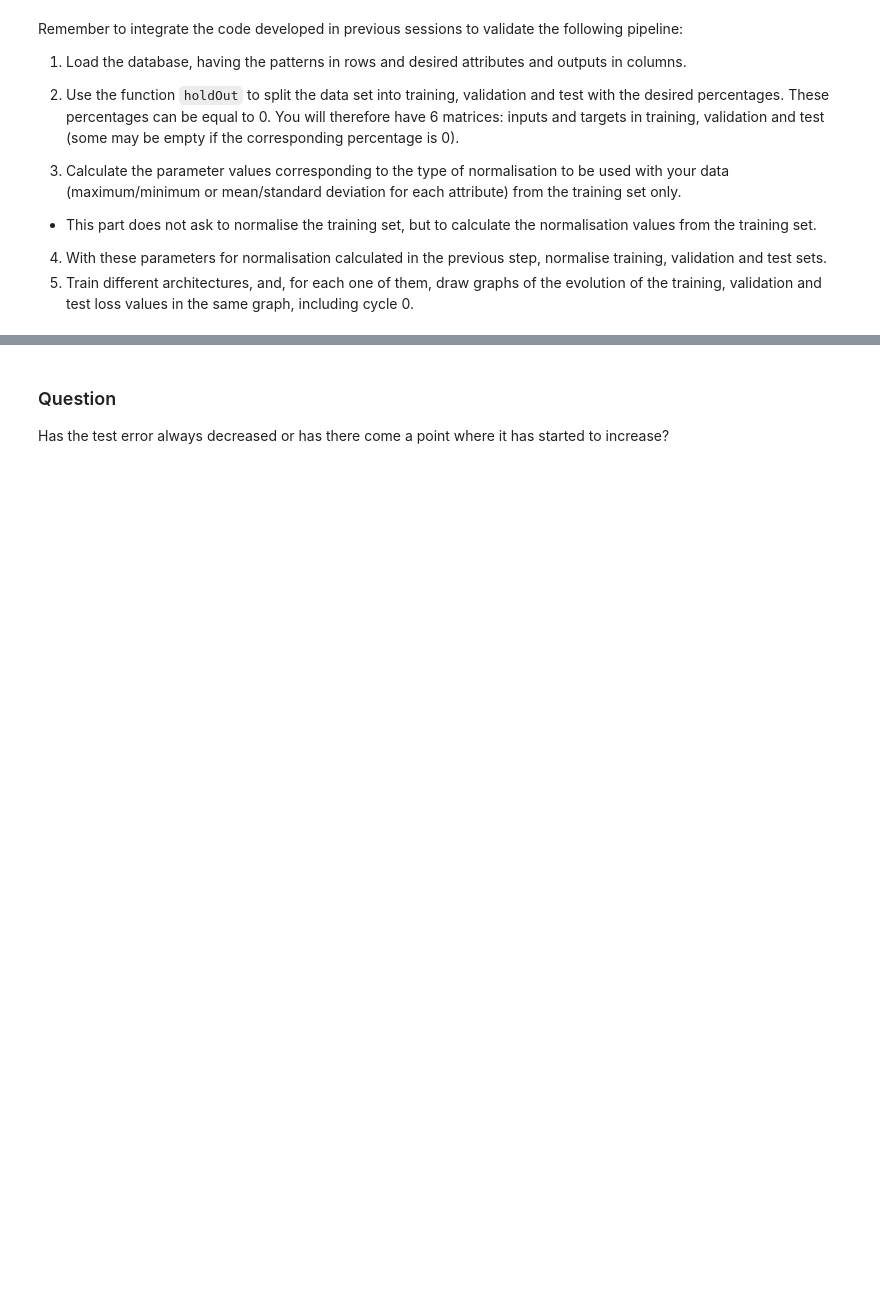
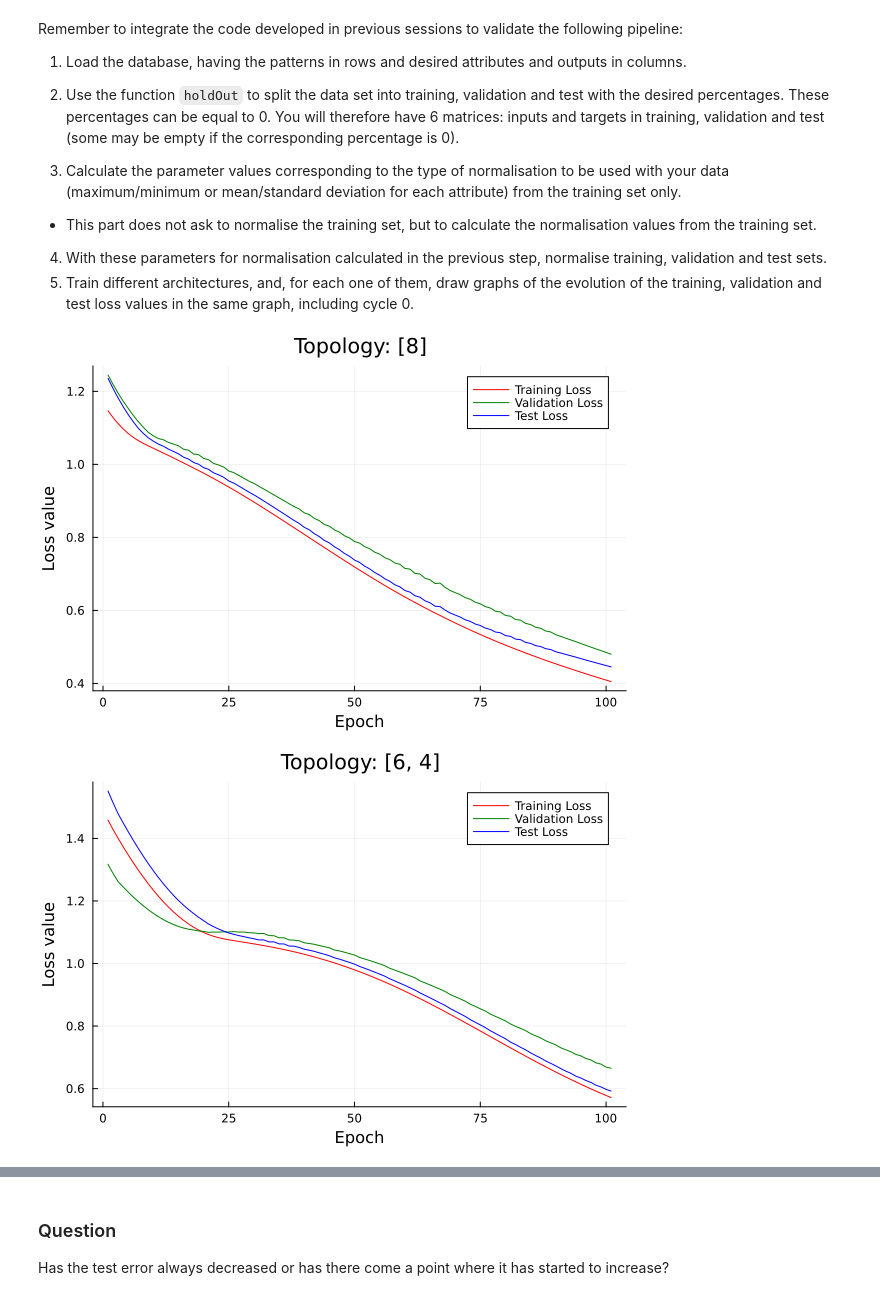
Before and after one commit to djovediaz/MIA_ML1, a Jupyter notebook: Unit 3 - Overfitting.ipynb, the cells around one changed output, grey strips where cells are left out. Cells and saved outputs as stored; diff of their text form; code cells hidden in the pictures; blank space fills up the shorter version.

```diff
--- a/Unit 3 - Overfitting.ipynb
+++ b/Unit 3 - Overfitting.ipynb
@@ -53,6 +54,9 @@ For this assignment, you are asked to perform two sets of experiments, one witho
 using Random
 
 function holdOut(N::Int, P::Float64)
+
+    @assert ((P >= 0.0) && (P <= 1.0)) "P must be a probability between 0 and 1"
+
     indices = randperm(N)
 
     num_test = round(Int, P * N)
@@ -83,6 +87,10 @@ println("Test index: ", test_indices)
  To do this, simply make two calls to the previously developed `holdOut` function.
 # %%
 function holdOut(N::Int, Pval::Float64, Ptest::Float64)
+    @assert ((Pval >= 0.0) && (Pval <= 1.0)) "Pval must be a probability between 0 and 1"
+    @assert ((Ptest >= 0.0) && (Ptest <= 1.0)) "Ptest must be a probability between 0 and 1"
+    @assert ((Pval + Ptest) <= 1.0) "Pval + Ptest must be less than or equal to 1"
+
     train_val_indices, test_indices = holdOut(N, Ptest)
         remaining_N = length(train_val_indices)
 
@@ -163,6 +344,68 @@ Remember to integrate the code developed in previous sessions to validate the fo
 4. With these parameters for normalisation calculated in the previous step, normalise training, validation and test sets.
 5. Train different architectures, and, for each one of them, draw graphs of the evolution of the training, validation and test loss values in the same graph, including cycle 0.
 # %%
-#Develop here the corresponding code and/or in an external file
-#You can load instead of copy and paste
-#TODO
+ using Plots
+ using DelimitedFiles
+ using Flux
+
+ # Load the dataset
+ dataset = readdlm("./data/iris/iris.data", ',')
+ inputs = convert(Array{Float32,2}, dataset[:, 1:4])
+ targets = oneHotEncoding(dataset[:, 5])
+
+ (trainIndex, validationIndex, testIndex) = holdOut(size(inputs, 1), 0.2, 0.2)  # Adjust percentages as needed
+ trainingInputs = inputs[trainIndex, :]
+ validationInputs = inputs[validationIndex, :]
+ testInputs = inputs[testIndex, :]
+ trainingTargets = targets[trainIndex, :]
+ validationTargets = targets[validationIndex, :]
+ testTargets = targets[testIndex, :]
+
+ minVals = minimum(trainingInputs, dims=1)
+ maxVals = maximum(trainingInputs, dims=1)
+
+ function applyNormalization!(data::AbstractMatrix{Float32}, minVals::AbstractMatrix{Float32}, maxVals::AbstractMatrix{Float32})
+     for col in 1:size(data, 2)
+         minVal = minVals[1, col]
+         maxVal = maxVals[1, col]
+         if maxVal - minVal != 0
+             data[:, col] .= (data[:, col] .- minVal) ./ (maxVal - minVal)
+         else
+             data[:, col] .= 0.0  # Set to 0 to avoid division by zero
+         end
+     end
+ end
+
+ applyNormalization!(trainingInputs, minVals, maxVals)
+ applyNormalization!(validationInputs, minVals, maxVals)
+ applyNormalization!(testInputs, minVals, maxVals)
+
+ topologies = [[8], [4, 3], [6, 4], [16, 16], [32, 16]]
+ learningRate = 0.01
+ numMaxEpochs = 100
+
+ results = Float32[]  # To store final test losses
+
+ for topology in topologies
+     _, trainingLosses, validationLosses, testLosses = trainClassANN(
+         topology, (trainingInputs, trainingTargets);
+         validationDataset = (validationInputs, validationTargets),
+         testDataset = (testInputs, testTargets),
+         maxEpochs = numMaxEpochs,
+         learningRate = learningRate,
+         showText = false
+     )
+
+     # Create the plot for the current topology
+     plotTrain = plot(1:numMaxEpochs+1, trainingLosses, xaxis = "Epoch", yaxis = "Loss value",
+                      title = "Topology: $topology", color = :red, label = "Training Loss")
+     plot!(plotTrain, 1:numMaxEpochs+1, validationLosses, color = :green, label = "Validation Loss")
+     plot!(plotTrain, 1:numMaxEpochs+1, testLosses, color = :blue, label = "Test Loss")
+
+     push!(results, testLosses[end])
+     display(plotTrain)
+
+ end
+# %% [output]
+[figure, added]
+[figure, added]
```
Also changed, not shown: parts of 21 cells of this notebook.
